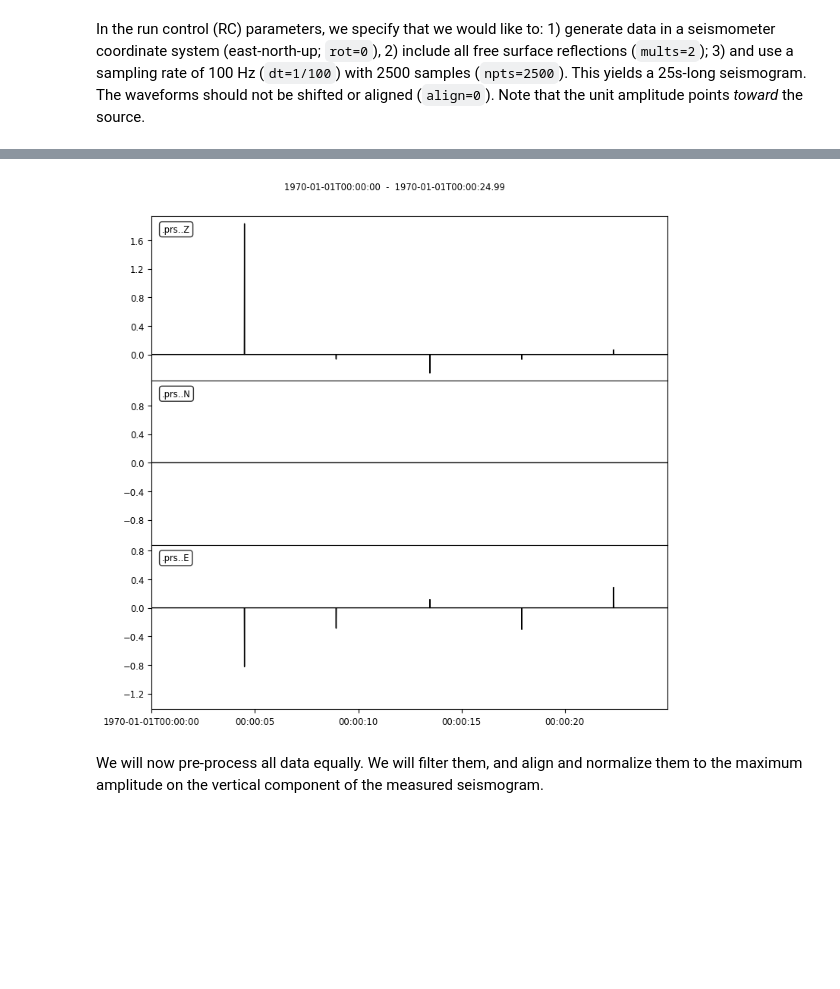
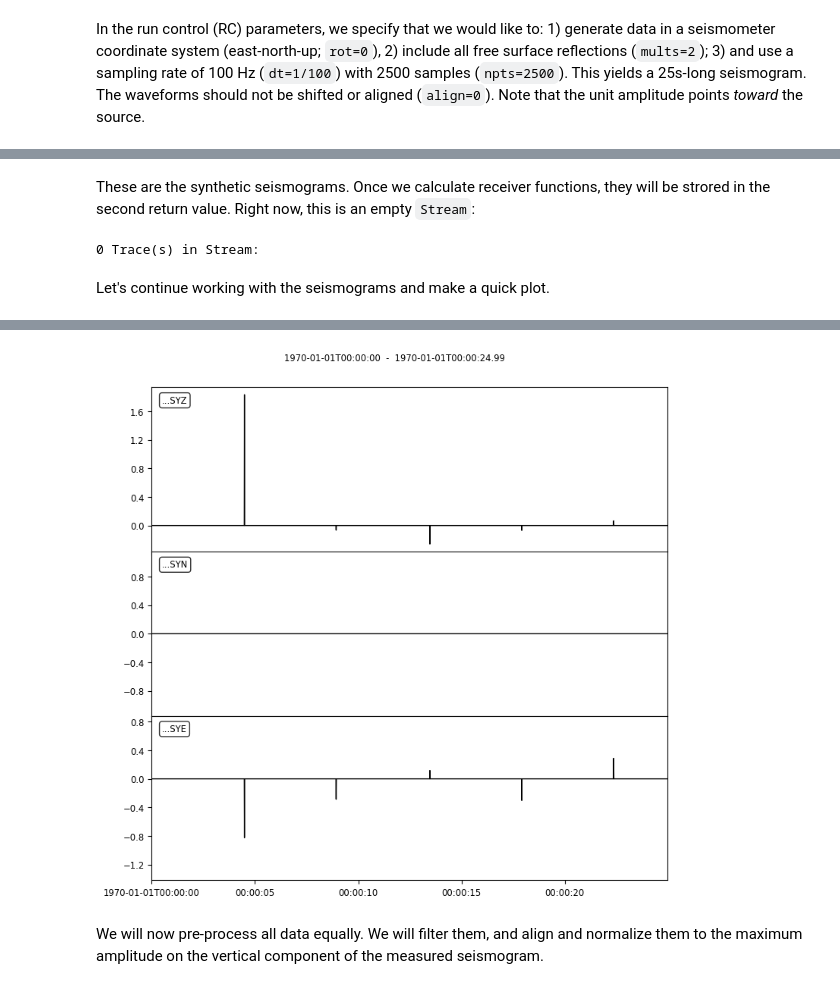
Before and after one commit to paudetseis/PyRaysum, a Jupyter notebook: pyraysum/examples/notebooks/1_make_seismograms.ipynb, the cells around one changed output, grey strips where cells are left out. Drawn from its saved outputs; the diff is of its cells as text; code cells hidden in the pictures; blank space fills up the shorter version.

```diff
--- a/pyraysum/examples/notebooks/1_make_seismograms.ipynb
+++ b/pyraysum/examples/notebooks/1_make_seismograms.ipynb
@@ -112,6 +112,23 @@ We again use the incident P-wave geometry of the Philippines earthquake:
 # %%
 baz = 90
 slow = 0.06
-geom = prs.Ray(baz=[baz], slow=[slow])
+geom = prs.Geometry(baz=baz, slow=slow)
 # %% [markdown]
 In the run control (RC) parameters, we specify that we would like to: 1) generate data in a seismometer coordinate system (east-north-up; `rot=0`), 2) include all free surface reflections (`mults=2`); 3) and use a sampling rate of 100 Hz (`dt=1/100`) with 2500 samples (`npts=2500`). This yields a 25s-long seismogram. The waveforms should not be shifted or aligned (`align=0`). Note that the unit amplitude points _toward_ the source.
+# %%
+# Set `run` parameters
+ctrl = prs.Control(
+    verbose=False,
+    rot=0,
+    mults=2,
+    dt=1/100,
+    npts=2500,
+    align=0,
+)
+
+# Run Raysum and get seismograms
+result = prs.run(model, geom, ctrl)
+
+# Extract first (and only) ray from the result (ray index [0])
+seis, rfs = result[0]
+print(seis)
@@ -118,21 +140,12 @@ In the run control (RC) parameters, we specify that we would like to: 1) generat
+# %% [markdown]
+These are the synthetic seismograms. Once we calculate receiver functions, they will be strored in the second return value. Right now, this is an empty `Stream`:
+# %%
+print(rfs)
+# %% [output]
+0 Trace(s) in Stream:
+# %% [markdown]
+Let's continue working with the seismograms and make a quick plot.
 # %%
-# Set `run` parameters
-rc = prs.RC(
-    verbose=False,
-    rot=0,
-    mults=2,
-    dt=1/100,
-    npts=2500,
-    align=0,
-)
-
-# Run Raysum and get seismograms
-seismogram = prs.run(model, geom, rc)
-
-# Extract first set of seismograms (element `0` in `streams`)
-prsd = seismogram.streams[0]
-
-# Make simple plot
-print(prsd)
+prsd = result[0][0]
 _ = prsd.plot()
 # %% [output]
@@ -143,4 +152,4 @@ _ = prsd.plot()
-[figure, old version]
+[figure, new version]
 # %% [markdown]
 We will now pre-process all data equally. We will filter them, and align and normalize them to the maximum amplitude on the vertical component of the measured seismogram.
 # %%
```
Also changed, not shown: parts of 9 cells of this notebook, 20 other files.
